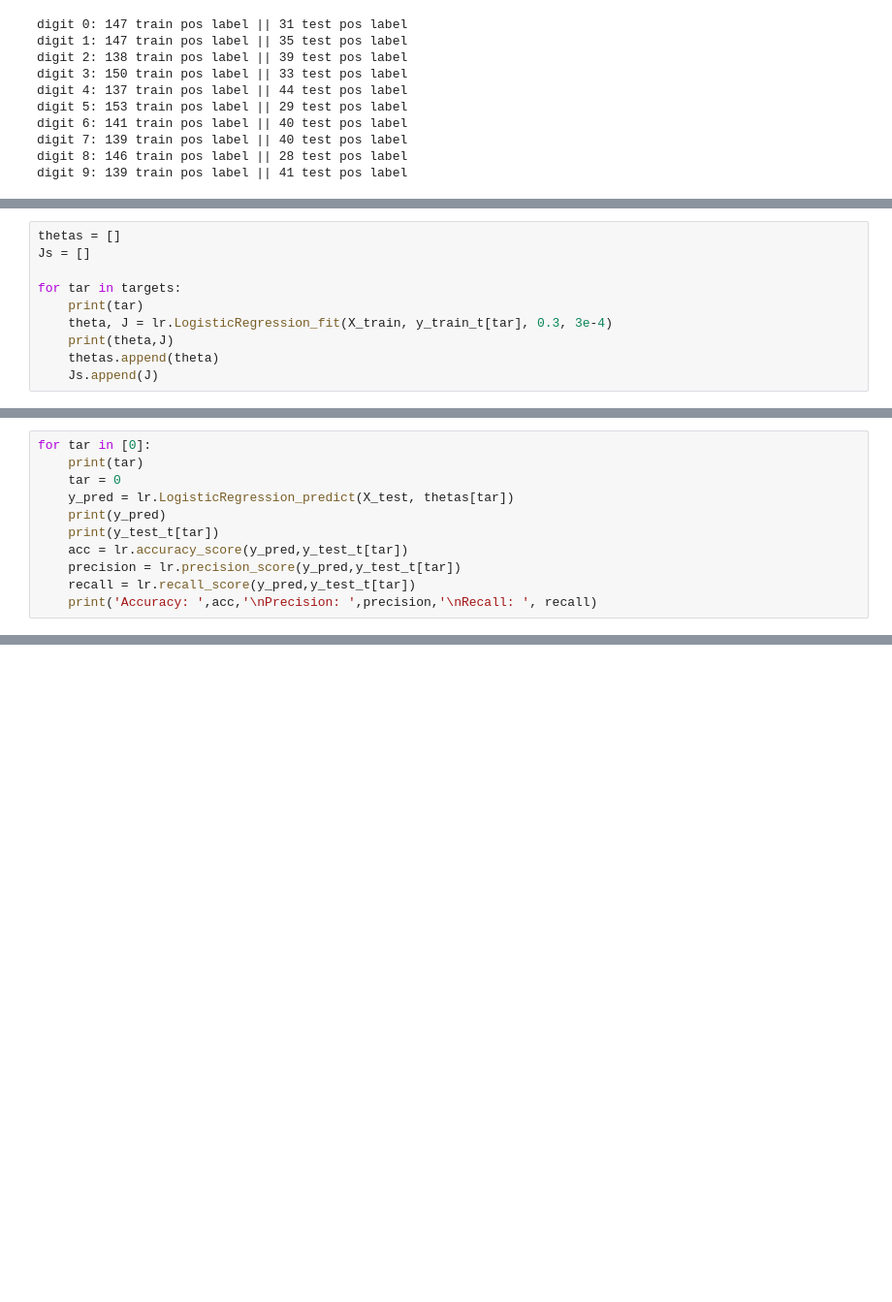
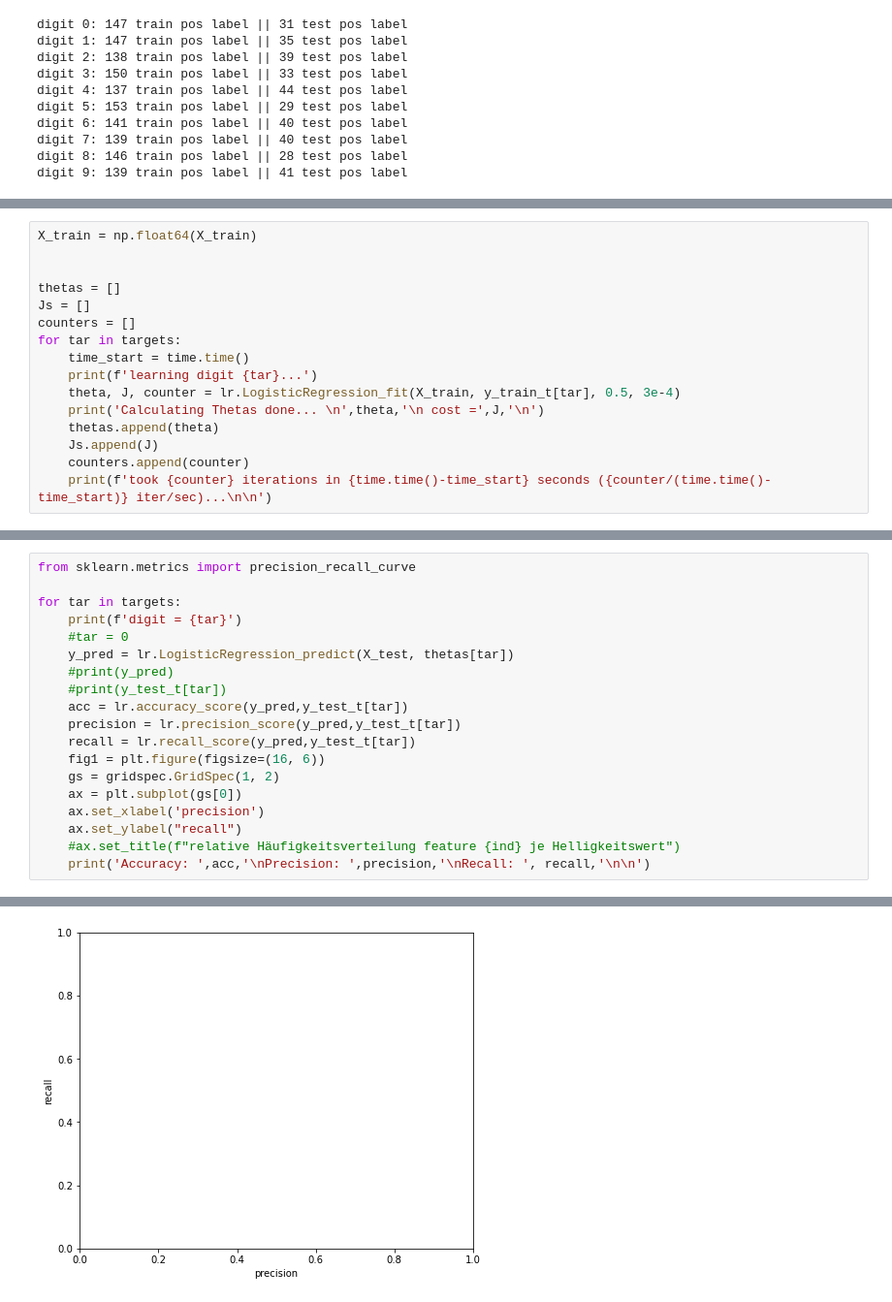
Before and after one commit to j4yj03/Uni, a Jupyter notebook: python/logit/logit_digit_544131.ipynb, the cells around one changed output, grey strips where cells are left out. Shown at 97% size. Drawn from its saved outputs; the diff is of its cells as text; blank space fills up the shorter version.

```diff
--- a/python/logit/logit_digit_544131.ipynb
+++ b/python/logit/logit_digit_544131.ipynb
@@ -161,11 +291,17 @@ digit 9: 139 train pos label || 41 test pos label
 # %%
+X_train = np.float64(X_train)
+
+
 thetas = []
 Js = []
-
+counters = []
 for tar in targets:
-    print(tar)
-    theta, J = lr.LogisticRegression_fit(X_train, y_train_t[tar], 0.3, 3e-4)
-    print(theta,J)
+    time_start = time.time()
+    print(f'learning digit {tar}...')
+    theta, J, counter = lr.LogisticRegression_fit(X_train, y_train_t[tar], 0.5, 3e-4)
+    print('Calculating Thetas done... \n',theta,'\n cost =',J,'\n')
     thetas.append(theta)
     Js.append(J)
+    counters.append(counter)
+    print(f'took {counter} iterations in {time.time()-time_start} seconds ({counter/(time.time()-time_start)} iter/sec)...\n\n')
 # %% [output]
@@ -189,12 +325,20 @@ for tar in targets:
 # %%
-for tar in [0]:
-    print(tar)
-    tar = 0
+from sklearn.metrics import precision_recall_curve
+
+for tar in targets:
+    print(f'digit = {tar}')
+    #tar = 0
     y_pred = lr.LogisticRegression_predict(X_test, thetas[tar])
-    print(y_pred)
-    print(y_test_t[tar])
+    #print(y_pred)
+    #print(y_test_t[tar])
     acc = lr.accuracy_score(y_pred,y_test_t[tar])
     precision = lr.precision_score(y_pred,y_test_t[tar])
     recall = lr.recall_score(y_pred,y_test_t[tar])
-    print('Accuracy: ',acc,'\nPrecision: ',precision,'\nRecall: ', recall)
+    fig1 = plt.figure(figsize=(16, 6))
+    gs = gridspec.GridSpec(1, 2)
+    ax = plt.subplot(gs[0])
+    ax.set_xlabel('precision')
+    ax.set_ylabel("recall")
+    #ax.set_title(f"relative Häufigkeitsverteilung feature {ind} je Helligkeitswert")
+    print('Accuracy: ',acc,'\nPrecision: ',precision,'\nRecall: ', recall,'\n\n')
 # %% [output]
@@ -217,0 +362 @@ Recall:  1.0
+[figure, added]
```
Also changed, not shown: parts of 8 cells of this notebook, 1 other file.
